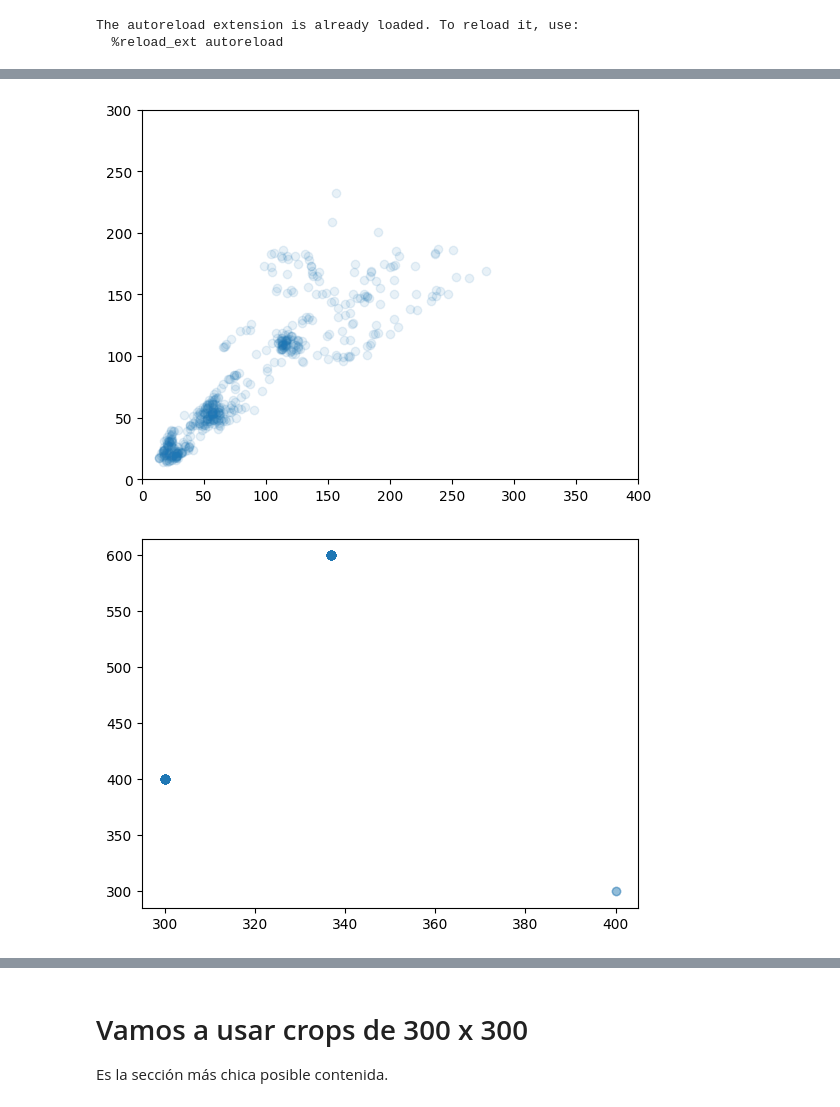
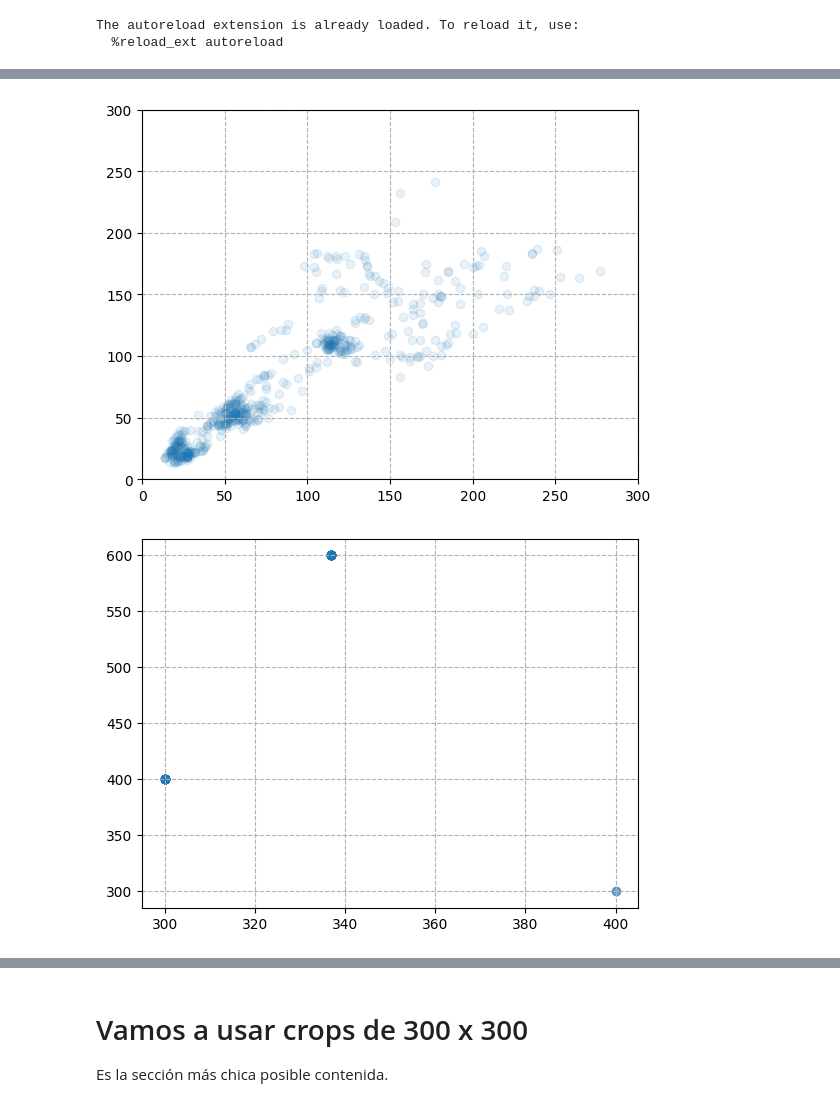
Before and after one commit to Cande-Gioia/YOLO-Fruits-TP, a Jupyter notebook: 1 - Tamaño Crops .ipynb, the cells around one changed output, grey strips where cells are left out. Cells and saved outputs as stored; diff of their text form; code cells hidden in the pictures.

```diff
--- a/1 - Tamaño Crops .ipynb
+++ b/1 - Tamaño Crops .ipynb
@@ -18,15 +55,17 @@ with open("data.pkl","rb") as f:
 # %%
 plt.scatter(df_train["delta_x"], df_train["delta_y"], alpha=0.1)
-plt.xlim([0,400])
+plt.xlim([0,300])
 plt.ylim([0,300])
+plt.grid(True, linestyle='--')
 plt.show()
 # %% [output]
-[figure, old version]
+[figure, new version]
 # %%
 plt.scatter(df_train["height"], df_train["width"], alpha=0.1)
+plt.grid(True, linestyle='--')
 plt.show()
 # %% [output]
-[figure, old version]
+[figure, new version]
 # %%
 plt.scatter(df_train["height"],df_train["width"], alpha=0.1)
 plt.xlim([0,600])
```
Also changed, not shown: parts of 3 cells of this notebook, 2 other files.
